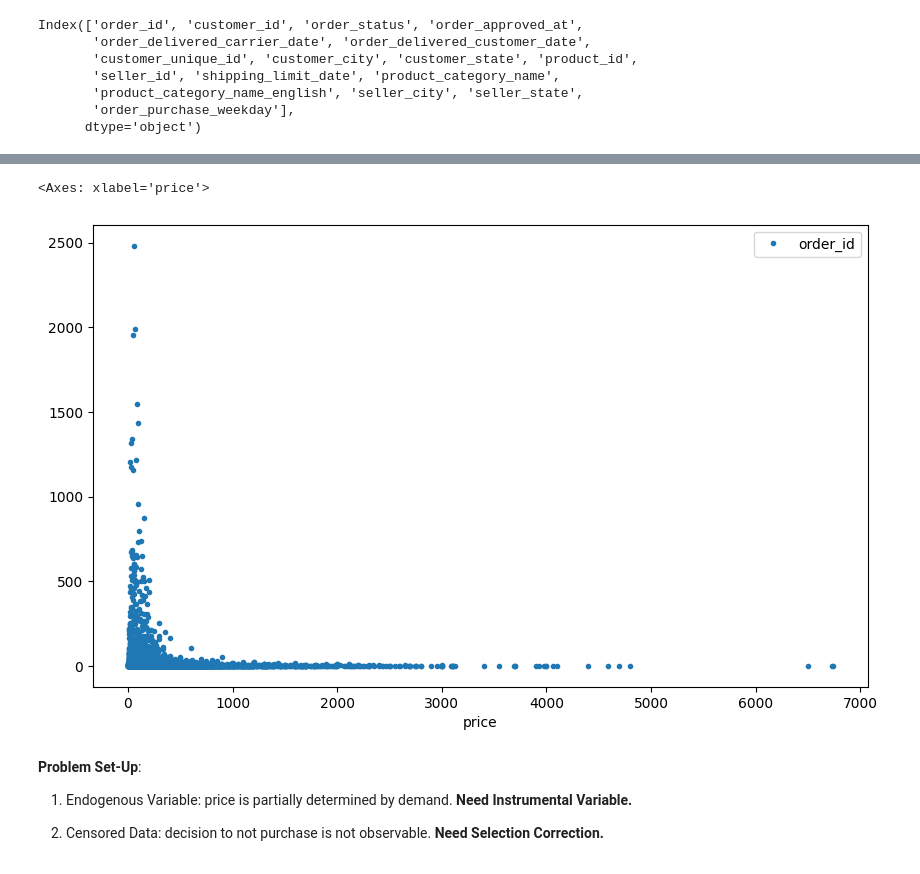
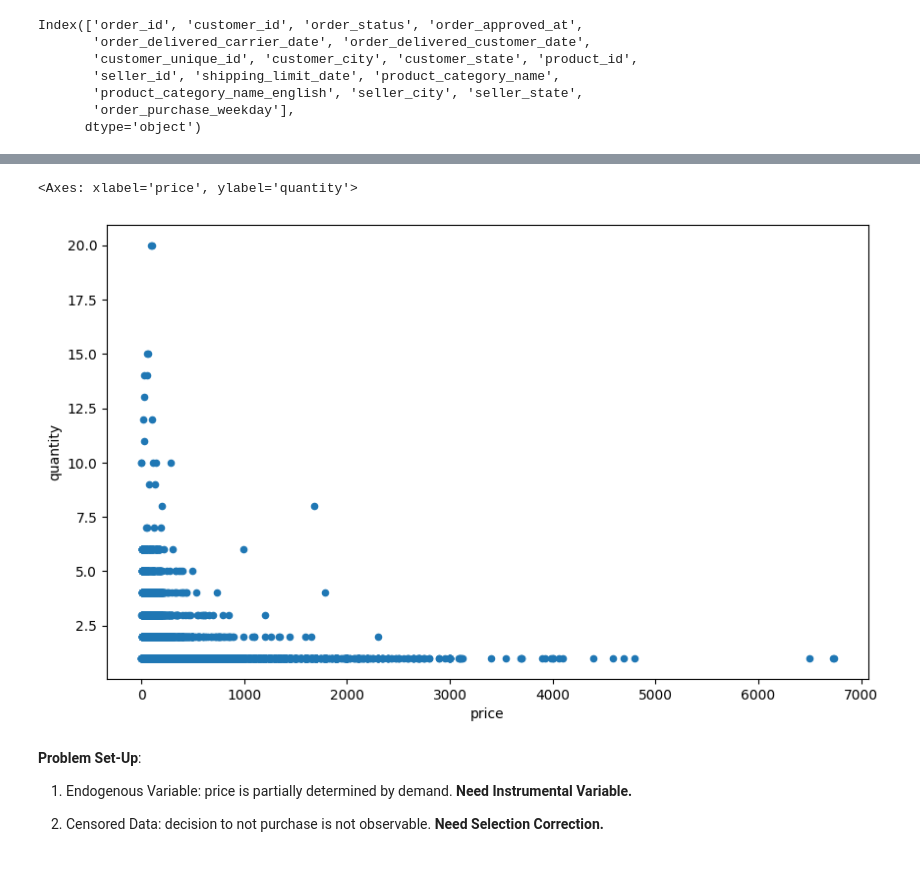
Before and after one commit to jacquelinedoan/pricing_causal, a Jupyter notebook: pricing_causal.ipynb, the cells around one changed output, grey strips where cells are left out. Saved outputs shown, nothing was run; the diff lists cells and outputs as text; code cells hidden in the pictures.

```diff
--- a/pricing_causal.ipynb
+++ b/pricing_causal.ipynb
@@ -71,6 +71,9 @@ master['order_purchase_weekday'] = master['order_purchase_timestamp'].dt.day_nam
 
 # Purchase Indicator
 master['Purchased'] = (master['order_status'] != 'canceled').astype(int)
+
+# Product Volume
+master['product_volume'] = master['product_length_cm'] * master['product_height_cm'] * master['product_width_cm']
 # %%
 master.select_dtypes(include=['object']).columns
 # %% [output]
@@ -128,24 +141,36 @@ data.dtypes
 dtype: object
 # %%
-data.groupby(by=['customer_id', 'product_id', 'price']).agg(
+df = data.groupby(by=['customer_id', 'product_id', 'price']).agg(
     {
         # Count quantity ordered
         'order_id': 'count',
         # Numerical
-        'freight_value': 'max',
+        'freight_value': 'max', #should it be min or max?
         'product_weight_g': 'max',
-        'product_length_cm': 'max',
-        'product_height_cm': 'max',
-        'product_width_cm': 'max',
+        'product_volume': 'max',
         'days_to_delivery': 'max',
         # Categorical
-        'customer_city': 'first',
         'customer_state': 'first',
-        'customer_zip_code_prefix': 'first',
-        'product_name_lenght': 'first',
-        'product_description_lenght': 'first',
         'product_photos_qty': 'first',
-        'product_category_name': 'first',
-
+        'product_category_name_english': 'first',
     }
 ).reset_index().sort_values(by='price',ascending=False).rename(columns={'order_id': 'quantity'})
+
+weekday = data.pivot_table(
+    index=['customer_id', 'product_id', 'price'],
+    columns=['order_purchase_weekday'],
+    values='order_id',
+    aggfunc='count',
+    fill_value=0
+).reset_index()
+
+seller_state = data.pivot_table(
+    index=['customer_id', 'product_id', 'price'],
+    columns=['seller_state'],
+    values='order_id',
+    aggfunc='count',
+    fill_value=0
+).reset_index()
+
+df = df.join(weekday.set_index(['customer_id', 'product_id', 'price']), on=['customer_id', 'product_id', 'price'])\
+.join(seller_state.set_index(['customer_id', 'product_id', 'price']), on=['customer_id', 'product_id', 'price']).fillna(0)
@@ -166,8 +177,8 @@ data.groupby(by=['customer_id', 'product_id', 'price']).agg(
 # %%
-data.groupby(by=['price']).order_id.count().reset_index().sort_values(by='price').plot(x='price', y='order_id', marker='.', linestyle=' ', figsize=(10, 6))
+df[['price', 'quantity']].plot(x='price', y='quantity', kind='scatter', figsize=(10, 6))
 # %% [output]
-<Axes: xlabel='price'>
+<Axes: xlabel='price', ylabel='quantity'>
-[figure, old version]
+[figure, new version]
 # %%
 # Null Treatment
 # Categorical
```
Also changed, not shown: parts of 14 cells of this notebook.
